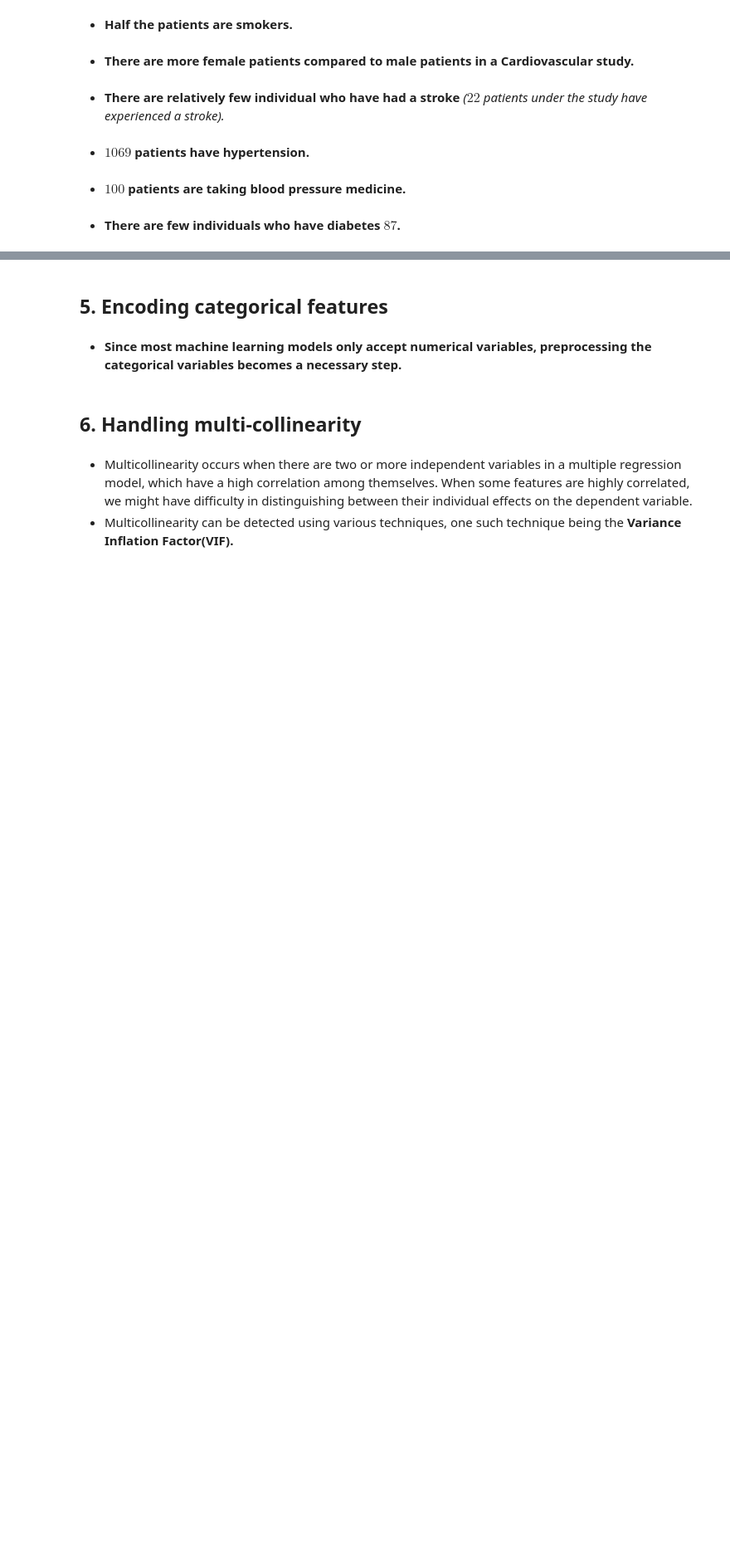
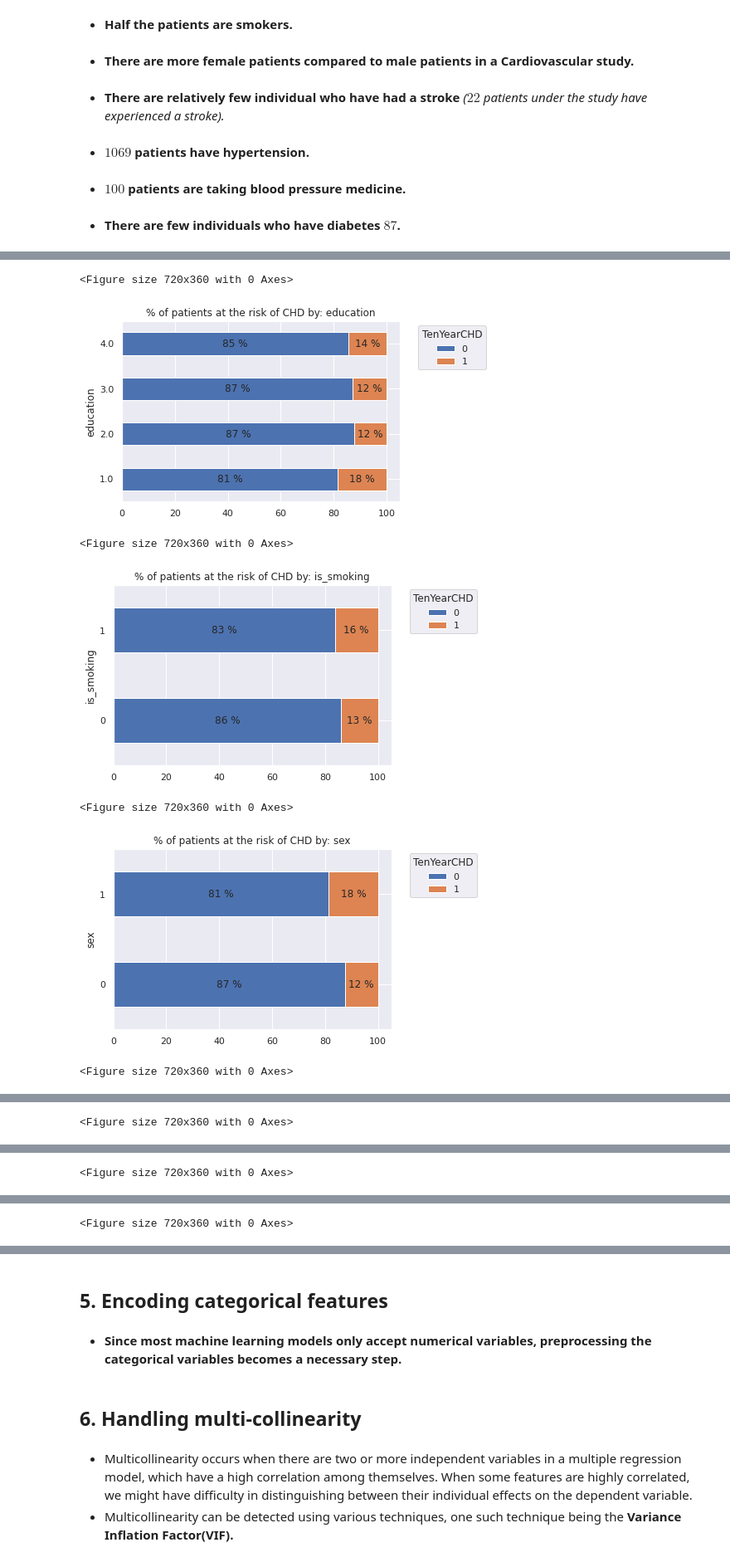
Before and after one commit to vir097/Cardiovascular-Risk-Prediction--Viral-Shewale, a Jupyter notebook: Cardiovascular_risk_prediction_Viral_Shewale.ipynb, the cells around one changed output, grey strips where cells are left out. Shown at 83% size. Drawn from its saved outputs; the diff is of its cells as text; code cells hidden in the pictures; blank space fills up the shorter version.

```diff
--- a/Cardiovascular_risk_prediction_Viral_Shewale.ipynb
+++ b/Cardiovascular_risk_prediction_Viral_Shewale.ipynb
@@ -475,9 +475,9 @@ plt.show()
 # %%
-# Discrete variables in the dataset
-Discrete_variables=['education','is_smoking','sex','BPMeds','prevalentStroke','prevalentHyp','diabetes']
+# Categorical variables in the dataset
+categorical_variables=['education','is_smoking','sex','BPMeds','prevalentStroke','prevalentHyp','diabetes']
 
 # Visualization of discrette variables
-for var in Discrete_variables:
+for var in categorical_variables:
   plt.figure(figsize=(8,6))
   p=sns.countplot(x=df[var])
   plt.title('Distribution of'+" "+ var)
@@ -510,0 +513,38 @@ for var in Discrete_variables:
+# %%
+# Analyzing the relationship between the dependent variable and categorical independent variables
+
+# 100% stacked bar chart
+dependent_variable = ['TenYearCHD']
+for i in categorical_variables:
+    x_var, y_var = i, dependent_variable[0]
+    plt.figure(figsize=(10,5))
+    df_grouped = df.groupby(x_var)[y_var].value_counts(normalize=True).unstack(y_var)*100
+    df_grouped.plot.barh(stacked=True)
+    plt.legend(
+        bbox_to_anchor=(1.05, 1),
+        loc="upper left",
+        title=y_var)
+
+    plt.title("% of patients at the risk of CHD by: "+i)
+    for ix, row in df_grouped.reset_index(drop=True).iterrows():
+        # print(ix, row)
+        cumulative = 0
+        for element in row:
+            if element > 0.1:
+                plt.text(
+                    cumulative + element / 2,
+                    ix,
+                    f"{int(element)} %",
+                    va="center",
+                    ha="center",
+                )
+            cumulative += element
+    plt.show()
+# %% [output]
+<Figure size 720x360 with 0 Axes>
+[figure, added]
+<Figure size 720x360 with 0 Axes>
+[figure, added]
+<Figure size 720x360 with 0 Axes>
+[figure, added]
+<Figure size 720x360 with 0 Axes>
@@ -510,0 +552 @@ for var in Discrete_variables:
+<Figure size 720x360 with 0 Axes>
@@ -510,0 +554 @@ for var in Discrete_variables:
+<Figure size 720x360 with 0 Axes>
@@ -510,0 +556 @@ for var in Discrete_variables:
+<Figure size 720x360 with 0 Axes>
```
Also changed, not shown: parts of 8 cells of this notebook.
